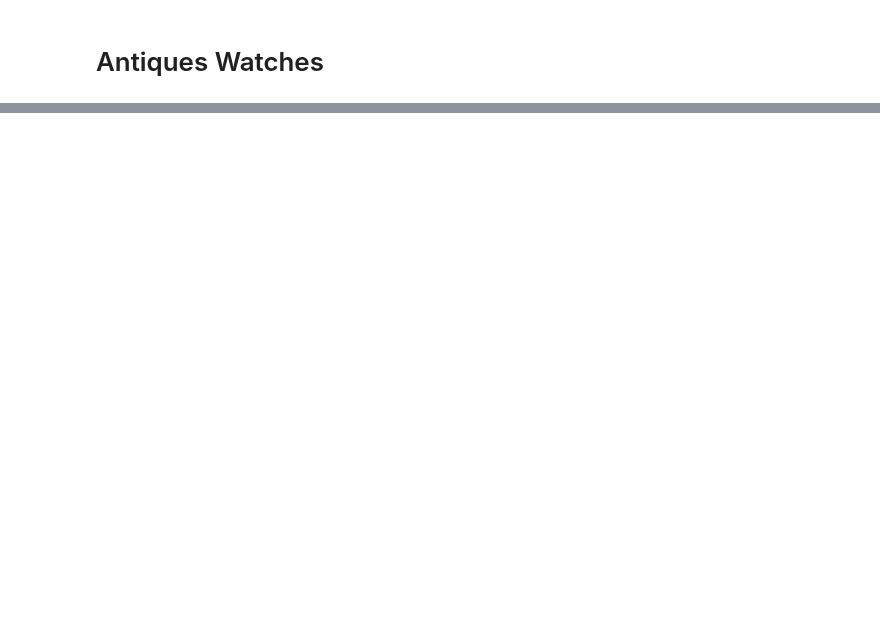
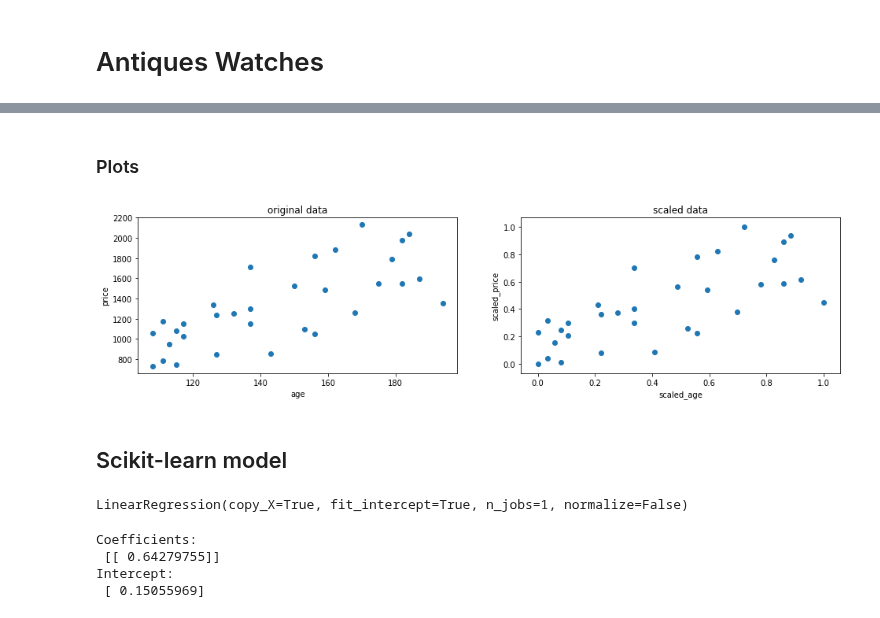
Before and after one commit to Codutie/tensorflow-tutorials, a Jupyter notebook: simple_linear_regression.ipynb, the cells around one changed output, grey strips where cells are left out. Cells and saved outputs as stored; diff of their text form; code cells hidden in the pictures; blank space fills up the shorter version.

Commit message:
simple linear regression scikit-learn vs tensorflow

```diff
--- a/simple_linear_regression.ipynb
+++ b/simple_linear_regression.ipynb
@@ -16,2 +20,3 @@ import pandas as pd
 # %%
-df = pd.read_csv("/Users/enzo/tensorflow-tutorials/data/antique_watches.csv", sep=";")
+df = pd.read_csv("data/antique_watches.csv", sep=";", dtype=float);
+df.describe()
@@ -26,0 +41,10 @@ NameError: name 'wd' is not defined
+# %%
+def rescaling(x):
+    return(x-np.min(x)) / (np.max(x) - np.min(x))
+
+scaled_price = np.asarray(rescaling(df.price))
+scaled_age = np.asarray(rescaling(df.age))
+
+df = pd.concat([df, pd.DataFrame({'scaled_age': scaled_age, 'scaled_price': scaled_price})],
+               axis=1)
+df.describe()
@@ -26,0 +61,25 @@ NameError: name 'wd' is not defined
+# %% [markdown]
+### Plots
+# %%
+plt.figure(1, figsize=(16,8))
+
+# linear
+plt.subplot(221)
+plt.scatter(x=df.age, y=df.price)
+plt.title('original data')
+plt.xlabel('age')
+plt.ylabel('price')
+plt.grid(False)
+
+
+# scaled data
+plt.subplot(222)
+plt.scatter(x = df.scaled_age, y = df.scaled_price)
+plt.title('scaled data')
+plt.xlabel('scaled_age')
+plt.ylabel('scaled_price')
+plt.grid(False)
+# %% [output]
+[figure, added]
+# %% [markdown]
+## Scikit-learn model
@@ -26,0 +89,15 @@ NameError: name 'wd' is not defined
+# %%
+x_train = df.scaled_age.values.reshape(-1,1)
+y_train = df.scaled_price.values.reshape(-1,1)
+regr.fit(x_train, y_train)
+# %% [output]
+LinearRegression(copy_X=True, fit_intercept=True, n_jobs=1, normalize=False)
+# %%
+# The coefficients
+print('Coefficients: \n', regr.coef_)
+print('Intercept: \n', regr.intercept_)
+# %% [output]
+Coefficients:
+ [[ 0.64279755]]
+Intercept:
+ [ 0.15055969]
```
Also changed, not shown: parts of 26 cells of this notebook.
